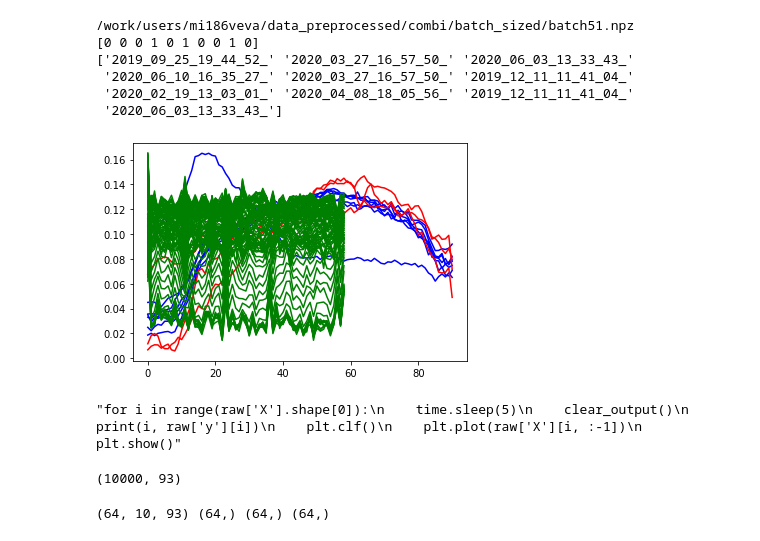
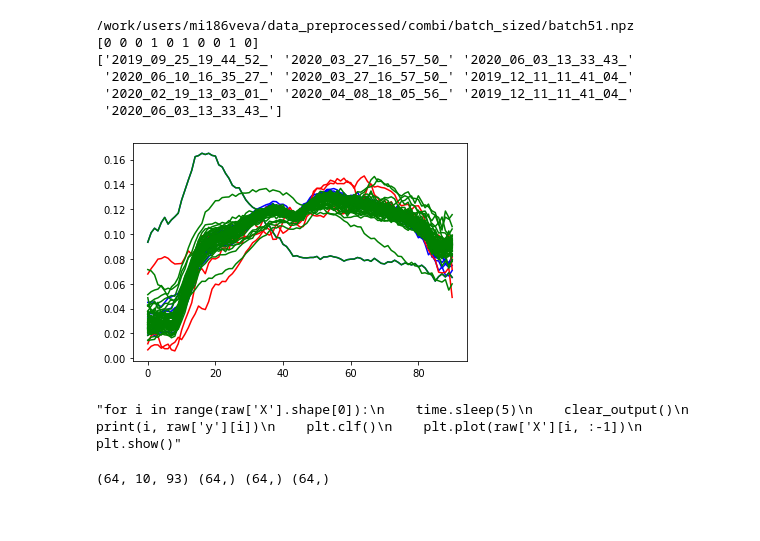
Before and after one commit to msokur/hsi-experiments, a Jupyter notebook: augmentation.ipynb, the cells around one changed output. Saved outputs shown, nothing was run; the diff lists cells and outputs as text; code cells hidden in the pictures.

```diff
--- a/augmentation.ipynb
+++ b/augmentation.ipynb
@@ -32,0 +38,35 @@ print(savgol_filter(aug['X'][0, 4:6, :-1], 5, 2).shape)
+# %%
+paths_raw = glob.glob(os.path.join(preffix, 'data_preprocessed/combi_with_raw_ill/shuffled', '*.npz'))
+
+for path_raw in paths_raw[:2]:
+    raw = np.load(path_raw)
+
+    size = 1000
+    my_dpi = 96
+
+    print(raw['X'].shape)
+    print(raw['X'][:20, -2])
+
+    ill_indexes = np.flatnonzero(raw['y'] == 1)
+    healthy_indexes = np.flatnonzero(raw['y'] == 0)
+
+    plt.figure(figsize=(size* 2/my_dpi, size /my_dpi), dpi=my_dpi)
+    red_diamond = dict(markerfacecolor='r', marker='D')
+    blue_diamond = dict(markerfacecolor='b', marker='D')
+
+    X = raw['X'][:, :-1]
+    X[X<0] = 0.
+    X[ill_indexes] = savgol_filter(X[ill_indexes], 7, 2)
+    X[X<0] = 0.
+
+    plt.boxplot(raw['X'][ill_indexes], flierprops=blue_diamond)
+    plt.show()
+    plt.close()
+
+
+
+
+    plt.figure(figsize=(size* 2/my_dpi, size /my_dpi), dpi=my_dpi)
+    plt.boxplot(preprocessing.Normalizer().transform(X[ill_indexes]), flierprops=red_diamond)
+    plt.show()
+    plt.close()
@@ -43,50 +175,59 @@ raw = np.load(paths_raw[0])
 
 #print(raw['X'].shape, aug['X'].shape)
 pat_indexes = np.flatnonzero(raw['PatientName'] == '2019_09_25_19_44_52_')
 ill_indexes = np.flatnonzero(raw['y'][:10] == 1)
 healthy_indexes = np.flatnonzero(raw['y'][:10] == 0)
 print(raw['y'][:10])
 print(raw['PatientName'][:10])
 
 plt.plot(raw['X'][healthy_indexes, :-1].T, c='b')
 plt.plot(raw['X'][ill_indexes, :-1].T, c='r')
-plt.plot(raw['X'][pat_indexes, :-1], c='g')
+plt.plot(raw['X'][pat_indexes, :-1].T, c='g')
 plt.show()
 
 '''for i in range(raw['X'].shape[0]):
     time.sleep(5)
     clear_output()
     print(i, raw['y'][i])
     plt.clf()
     plt.plot(raw['X'][i, :-1])
     plt.show()'''
 #plt.plot(aug['X'][0, 5, :-1])
 #print(savgol_filter(aug['X'][0, 4:6, :-1], 5, 2).shape)
 #plt.plot(savgol_filter(aug['X'][0, 6, :-1], 5, 2))
 #plt.plot(aug['ill_data'][0][1, :-1])
 # %% [output]
 /work/users/mi186veva/data_preprocessed/combi/batch_sized/batch51.npz
 [0 0 0 1 0 1 0 0 1 0]
 ['2019_09_25_19_44_52_' '2020_03_27_16_57_50_' '2020_06_03_13_33_43_'
  '2020_06_10_16_35_27_' '2020_03_27_16_57_50_' '2019_12_11_11_41_04_'
  '2020_02_19_13_03_01_' '2020_04_08_18_05_56_' '2019_12_11_11_41_04_'
  '2020_06_03_13_33_43_']
-[figure, old version]
+[figure, new version]
 "for i in range(raw['X'].shape[0]):\n    time.sleep(5)\n    clear_output()\n    print(i, raw['y'][i])\n    plt.clf()\n    plt.plot(raw['X'][i, :-1])\n    plt.show()"
 # %%
+'проверка не содержат ли батчи excepted_indexes'
+
 import numpy as np
 import glob
 import os
 
 paths = glob.glob(os.path.join('/work/users/mi186veva/data_preprocessed/augmented/batch_sized/', '*.npz'))
-for p in paths[:1]:
+for p in tqdm(paths):
     data = np.load(p)
-    print(data['X'].shape)
+    X, y, names = data['X'], data['y'], data['PatientName']
+    #print(np.unique(names).shape[0])
+
+    for except_name in  ['2019_09_04_12_43_40_', '2020_05_28_15_20_27_', '2019_07_12_11_15_49_', '2020_05_15_12_43_58_']:
+        indexes = np.flatnonzero(np.core.defchararray.find(names, except_name) != -1)
+        if indexes.shape[0] > 0:
+            print(f'WARNING! {p} has {except_name} inside')
+            break
+
+
     #f = np.where(data['y'] == 2)
     #if len(f[0] != 0):
     #    print('Error on: ', p, len(f[0]))
-# %% [output]
-(10000, 93)
 # %%
 import numpy as np
 
```
Also changed, not shown: parts of 6 cells of this notebook.
